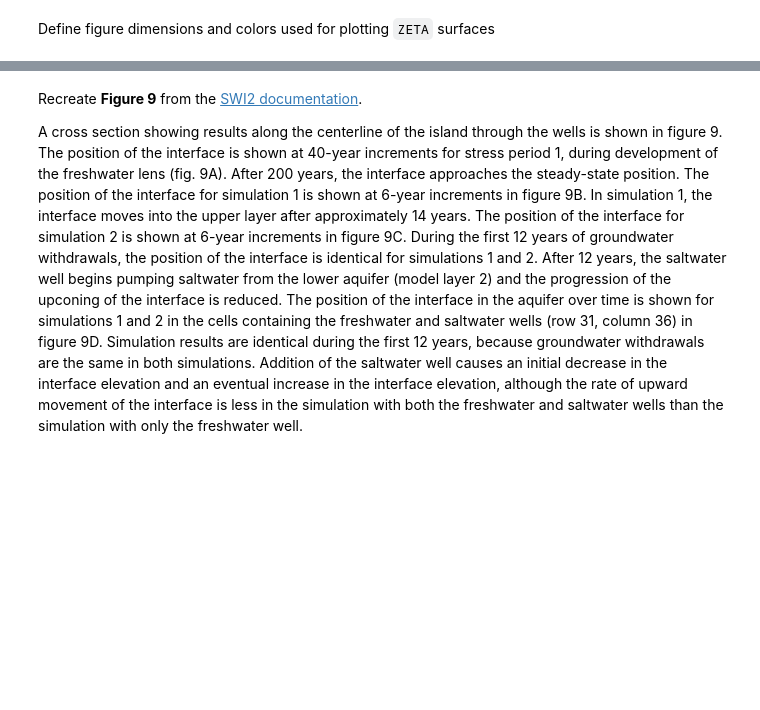
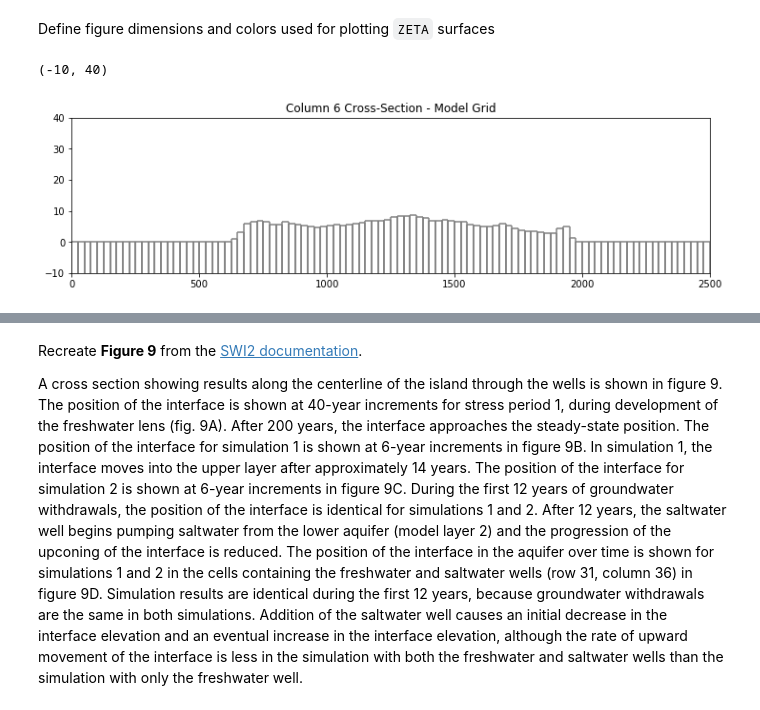
Before and after one commit to spencerbh/Fogland, a Jupyter notebook: flopy3_SWI2_Fogland_UNIX_pixel.ipynb, the cells around one changed output, grey strips where cells are left out. Drawn from its saved outputs; the diff is of its cells as text; code cells hidden in the pictures; blank space fills up the shorter version.

```diff
--- a/flopy3_SWI2_Fogland_UNIX_pixel.ipynb
+++ b/flopy3_SWI2_Fogland_UNIX_pixel.ipynb
@@ -386,3 +449,19 @@ cc = []
 cr = np.linspace(0.9, 0.0, icolor)
 for idx in cr:
     cc.append(colormap(idx))
+# %%
+fig = plt.figure(figsize=(12, 3))
+ax = fig.add_subplot(1, 1, 1)
+
+# Next we create an instance of the ModelCrossSection class
+modelxsect = flopy.plot.ModelCrossSection(model=ml, line={'Column': 50})
+
+# Then we can use the plot_grid() method to draw the grid
+# The return value for this function is a matplotlib LineCollection object,
+# which could be manipulated (or used) later if necessary.
+linecollection = modelxsect.plot_grid()
+t = ax.set_title('Column 6 Cross-Section - Model Grid')
+ax.set_ylim(-10,40)
+# %% [output]
+(-10, 40)
+[figure, added]
```
Also changed, not shown: parts of 22 cells of this notebook.
